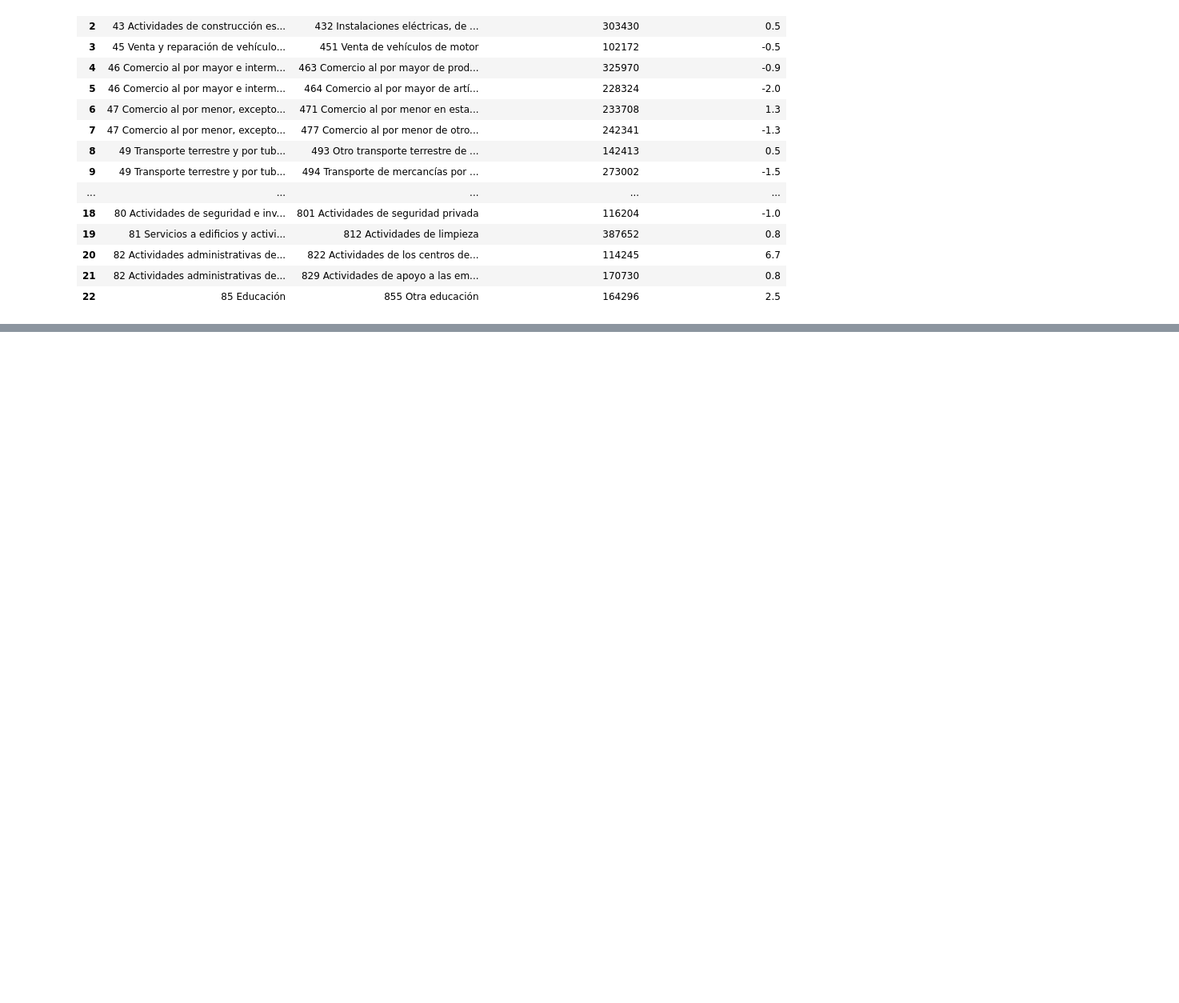
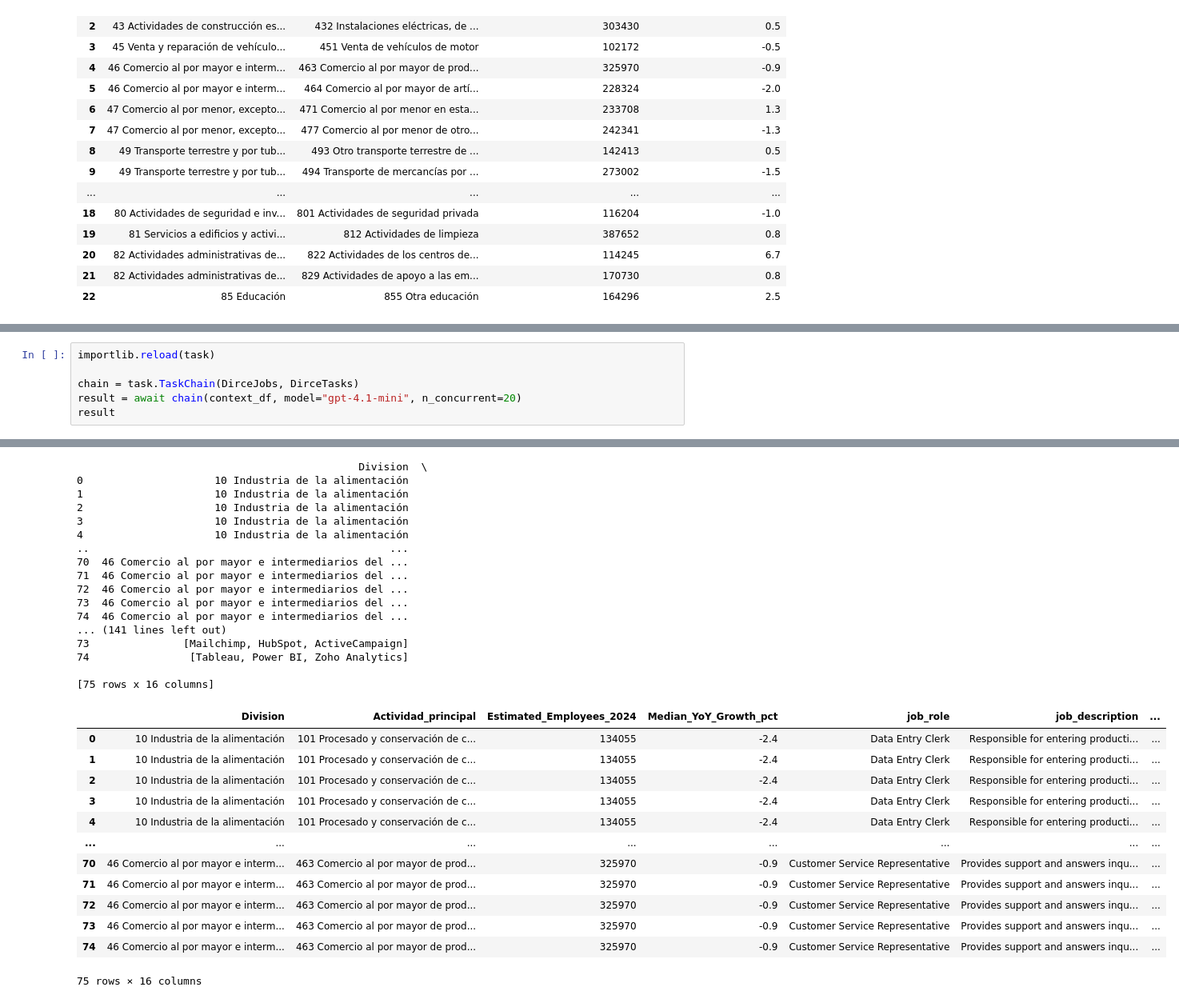
Before and after one commit to graphext/cuery, a Jupyter notebook: notebooks/examples.ipynb, the cells around one changed output, grey strips where cells are left out. Shown at 80% size. Cells and saved outputs as stored; diff of their text form; blank space fills up the shorter version.

```diff
--- a/notebooks/examples.ipynb
+++ b/notebooks/examples.ipynb
@@ -65,3 +66,10 @@ pprint(task)
 │ │                                                                                                             │ │
 │ ╰─────────────────────────────────────────────────────────────────────────────────────────────────────────────╯ │
 ╰─────────────────────────────────────────────────────────────────────────────────────────────────────────────────╯
+# %%
+importlib.reload(task)
+
+chain = task.TaskChain(DirceJobs, DirceTasks)
+result = await chain(context_df, model="gpt-4.1-mini", n_concurrent=20)
+result
+# %% [output]
@@ -68,3 +93,33 @@ pprint(task)
+                                             Division  \
+0                     10 Industria de la alimentación
+1                     10 Industria de la alimentación
+2                     10 Industria de la alimentación
+3                     10 Industria de la alimentación
+4                     10 Industria de la alimentación
+..                                                ...
+70  46 Comercio al por mayor e intermediarios del ...
+71  46 Comercio al por mayor e intermediarios del ...
+72  46 Comercio al por mayor e intermediarios del ...
+73  46 Comercio al por mayor e intermediarios del ...
+74  46 Comercio al por mayor e intermediarios del ...
+... (141 lines left out)
+73               [Mailchimp, HubSpot, ActiveCampaign]
+74                [Tableau, Power BI, Zoho Analytics]
+
+[75 rows x 16 columns]
+|  | Division | Actividad_principal | Estimated_Employees_2024 | Median_YoY_Growth_pct | job_role | job_description | ... |
+| 0 | 10 Industria de la alimentación | 101 Procesado y conservación de c... | 134055 | -2.4 | Data Entry Clerk | Responsible for entering producti... | ... |
+| 1 | 10 Industria de la alimentación | 101 Procesado y conservación de c... | 134055 | -2.4 | Data Entry Clerk | Responsible for entering producti... | ... |
+| 2 | 10 Industria de la alimentación | 101 Procesado y conservación de c... | 134055 | -2.4 | Data Entry Clerk | Responsible for entering producti... | ... |
+| 3 | 10 Industria de la alimentación | 101 Procesado y conservación de c... | 134055 | -2.4 | Data Entry Clerk | Responsible for entering producti... | ... |
+| 4 | 10 Industria de la alimentación | 101 Procesado y conservación de c... | 134055 | -2.4 | Data Entry Clerk | Responsible for entering producti... | ... |
+| ... | ... | ... | ... | ... | ... | ... | ... |
+| 70 | 46 Comercio al por mayor e interm... | 463 Comercio al por mayor de prod... | 325970 | -0.9 | Customer Service Representative | Provides support and answers inqu... | ... |
+| 71 | 46 Comercio al por mayor e interm... | 463 Comercio al por mayor de prod... | 325970 | -0.9 | Customer Service Representative | Provides support and answers inqu... | ... |
+| 72 | 46 Comercio al por mayor e interm... | 463 Comercio al por mayor de prod... | 325970 | -0.9 | Customer Service Representative | Provides support and answers inqu... | ... |
+| 73 | 46 Comercio al por mayor e interm... | 463 Comercio al por mayor de prod... | 325970 | -0.9 | Customer Service Representative | Provides support and answers inqu... | ... |
+| 74 | 46 Comercio al por mayor e interm... | 463 Comercio al por mayor de prod... | 325970 | -0.9 | Customer Service Representative | Provides support and answers inqu... | ... |
+75 rows × 16 columns
 # %%
 jobs = await task(context_df, model="gpt-4.1-mini", n_concurrent=10)
 jobs
```
Also changed, not shown: parts of 11 cells of this notebook, 5 other files.
